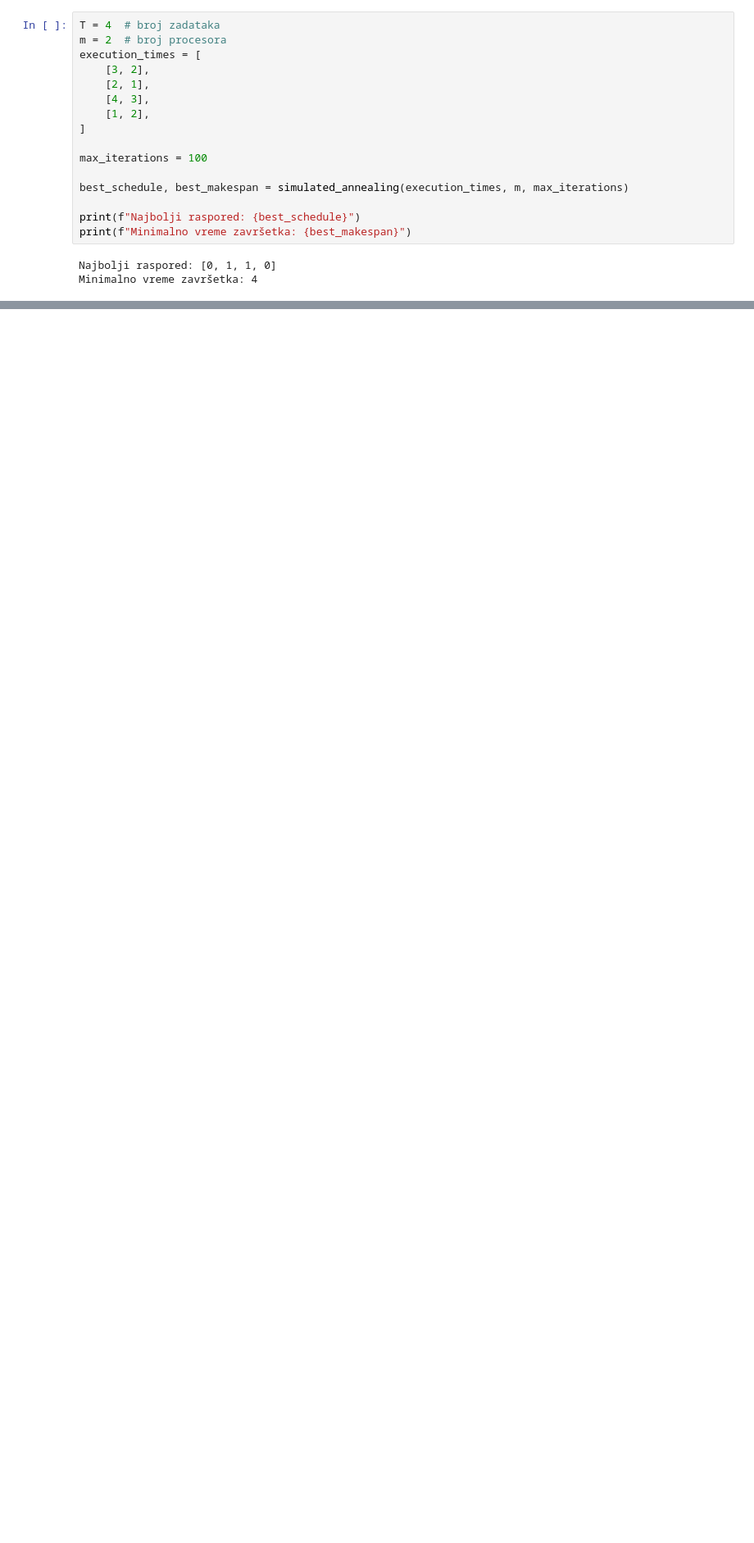
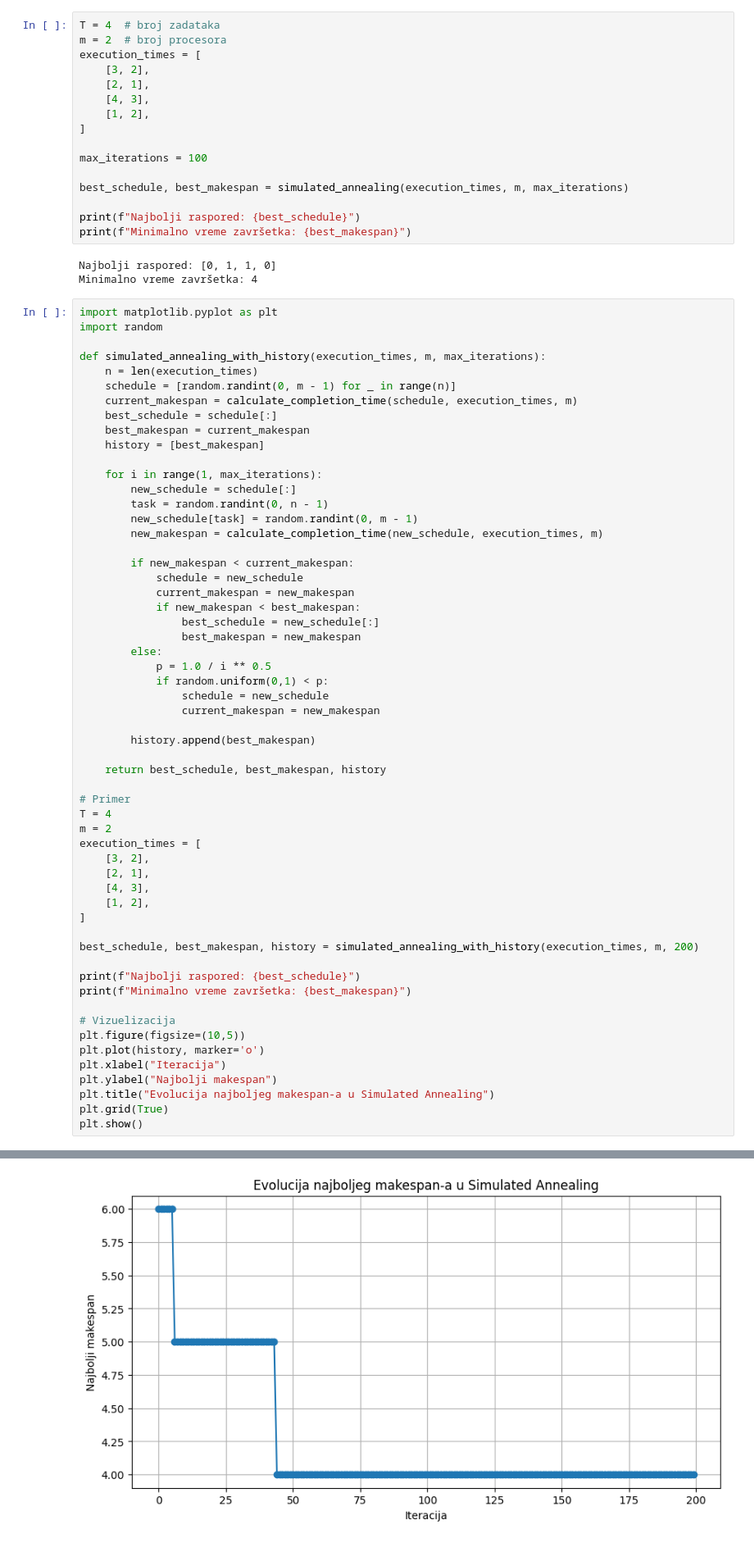
Before and after one commit to dobrosavljevicnenad/multiprocessor_scheduling_optimization, a Jupyter notebook: simulated_annealing.ipynb, the cells around one changed output, grey strips where cells are left out. Shown at 82% size. Saved outputs shown, nothing was run; the diff lists cells and outputs as text; blank space fills up the shorter version.

```diff
--- a/simulated_annealing.ipynb
+++ b/simulated_annealing.ipynb
@@ -56,3 +56,61 @@ print(f"Minimalno vreme završetka: {best_makespan}")
 # %% [output]
 Najbolji raspored: [0, 1, 1, 0]
 Minimalno vreme završetka: 4
+# %%
+import matplotlib.pyplot as plt
+import random
+
+def simulated_annealing_with_history(execution_times, m, max_iterations):
+    n = len(execution_times)
+    schedule = [random.randint(0, m - 1) for _ in range(n)]
+    current_makespan = calculate_completion_time(schedule, execution_times, m)
+    best_schedule = schedule[:]
+    best_makespan = current_makespan
+    history = [best_makespan]
+
+    for i in range(1, max_iterations):
+        new_schedule = schedule[:]
+        task = random.randint(0, n - 1)
+        new_schedule[task] = random.randint(0, m - 1)
+        new_makespan = calculate_completion_time(new_schedule, execution_times, m)
+
+        if new_makespan < current_makespan:
+            schedule = new_schedule
+            current_makespan = new_makespan
+            if new_makespan < best_makespan:
+                best_schedule = new_schedule[:]
+                best_makespan = new_makespan
+        else:
+            p = 1.0 / i ** 0.5
+            if random.uniform(0,1) < p:
+                schedule = new_schedule
+                current_makespan = new_makespan
+
+        history.append(best_makespan)
+
+    return best_schedule, best_makespan, history
+
+# Primer
+T = 4
+m = 2
+execution_times = [
+    [3, 2],
+    [2, 1],
+    [4, 3],
+    [1, 2],
+]
+
+best_schedule, best_makespan, history = simulated_annealing_with_history(execution_times, m, 200)
+
+print(f"Najbolji raspored: {best_schedule}")
+print(f"Minimalno vreme završetka: {best_makespan}")
+
+# Vizuelizacija
+plt.figure(figsize=(10,5))
+plt.plot(history, marker='o')
+plt.xlabel("Iteracija")
+plt.ylabel("Najbolji makespan")
+plt.title("Evolucija najboljeg makespan-a u Simulated Annealing")
+plt.grid(True)
+plt.show()
+# %% [output]
@@ -58,0 +119 @@ Minimalno vreme završetka: 4
+[figure, added]
```
Also changed, not shown: parts of 1 cell of this notebook.
